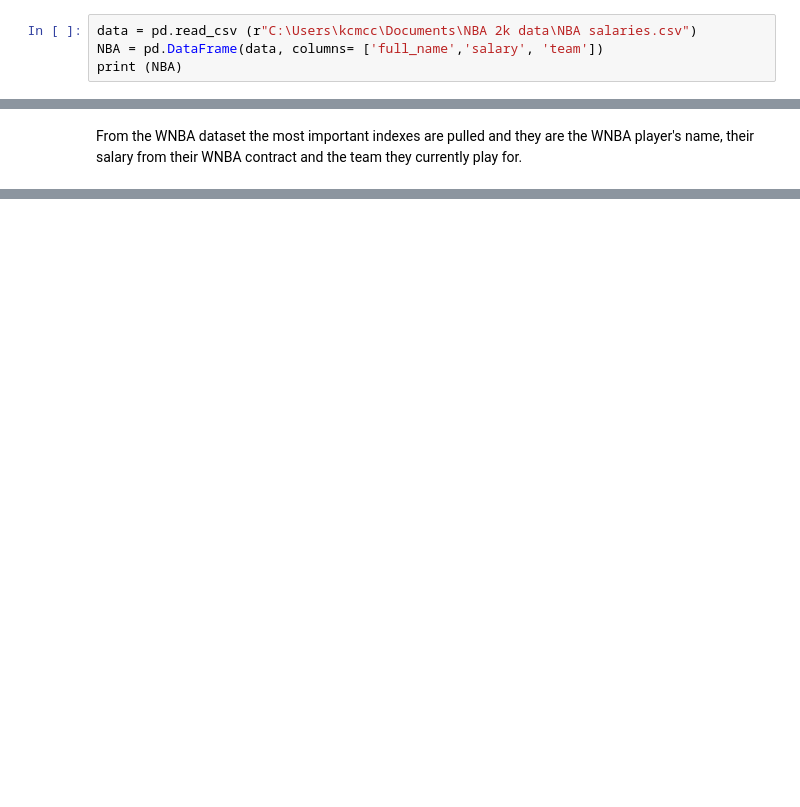
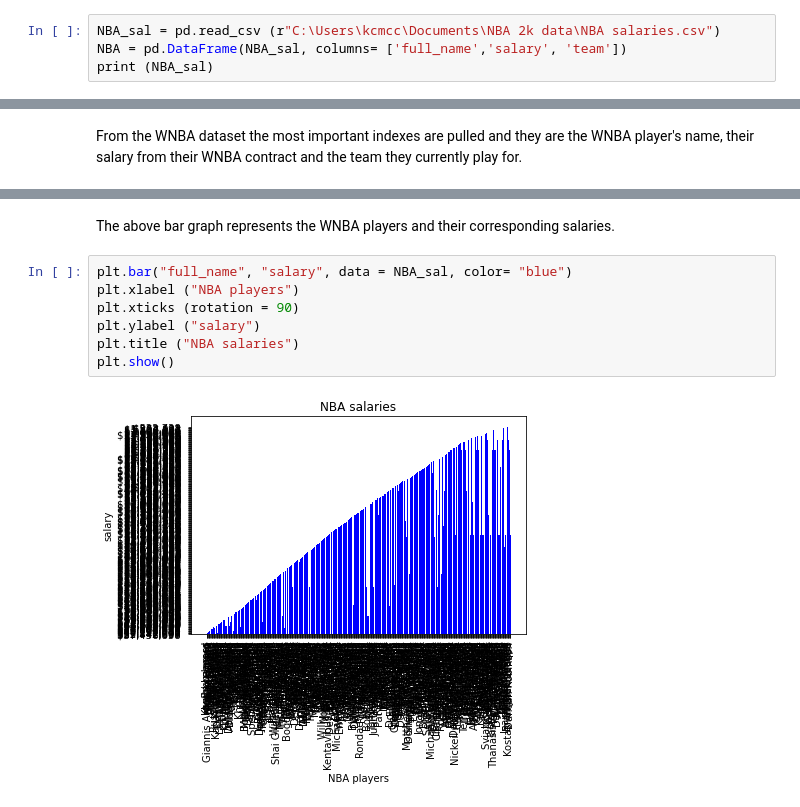
Before and after one commit to kendallmccoy/EMAT22110, a Jupyter notebook: Data in EMAT Final.ipynb, the cells around one changed output, grey strips where cells are left out. Saved outputs shown, nothing was run; the diff lists cells and outputs as text; blank space fills up the shorter version.

```diff
--- a/Data in EMAT Final.ipynb
+++ b/Data in EMAT Final.ipynb
@@ -44,7 +46,7 @@ Index(['full_name', 'rating', 'jersey', 'team', 'position', 'b_day', 'height',
        'draft_peak', 'college'],
       dtype='object')
 # %%
-data = pd.read_csv (r"C:\Users\kcmcc\Documents\NBA 2k data\NBA salaries.csv")
-NBA = pd.DataFrame(data, columns= ['full_name','salary', 'team'])
-print (NBA)
+NBA_sal = pd.read_csv (r"C:\Users\kcmcc\Documents\NBA 2k data\NBA salaries.csv")
+NBA = pd.DataFrame(NBA_sal, columns= ['full_name','salary', 'team'])
+print (NBA_sal)
 # %% [output]
@@ -139,0 +154,11 @@ After that I will compare certain NBA teams to WNBA teams in terms of franchise
+# %% [markdown]
+The above bar graph represents the WNBA players and their corresponding salaries.
+# %%
+plt.bar("full_name", "salary", data = NBA_sal, color= "blue")
+plt.xlabel ("NBA players")
+plt.xticks (rotation = 90)
+plt.ylabel ("salary")
+plt.title ("NBA salaries")
+plt.show()
+# %% [output]
+[figure, added]
```
Also changed, not shown: parts of 17 cells of this notebook.
